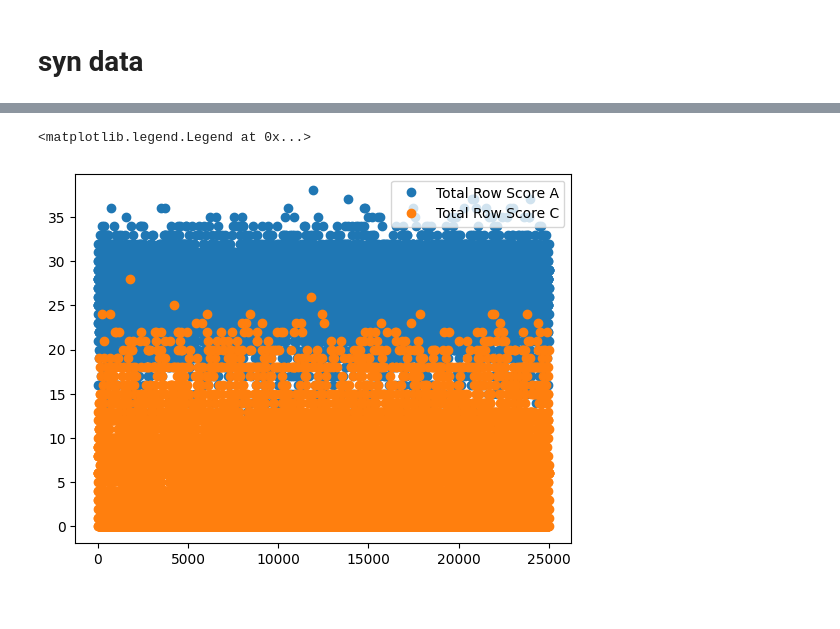
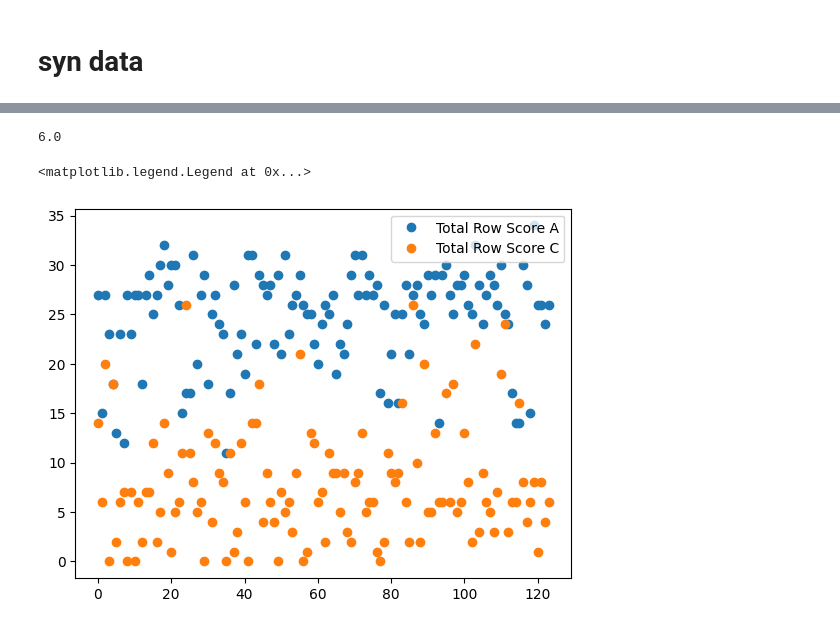
Before and after one commit to Christofferfuglkjaer/Dataproject, a Jupyter notebook: syn-data.ipynb, the cells around one changed output, grey strips where cells are left out. Drawn from its saved outputs; the diff is of its cells as text; code cells hidden in the pictures.

```diff
--- a/syn-data.ipynb
+++ b/syn-data.ipynb
@@ -54,5 +43,6 @@ syn_B= ctgan_B.sample(20)
 # %%
-ctgan = CTGAN(epochs=50,verbose=True,log_frequency=False)
+ctgan = CTGAN(epochs=720,verbose=True,log_frequency=False)
 ctgan.fit(df, df.columns)
 
 syn = ctgan.sample(25000)
+syn1 = ctgan.sample(124)
@@ -78,7 +61,8 @@ def Total_row_score_B(row):
     y = syn_B["Anteroposterior 1.1"]+syn_B["Anteroposterior 2.1"]+syn_B["Vertical 1.1"]+syn_B["Vertical 2.1"]+syn_B["Transverse.1"]+syn_B["Crowding .1"]+syn_B["Spacing.1"]+syn_B["Tooth shape/size\r\n.1"]+syn_B["Pan 2\r\n.1"]
     return y
 # %%
-tA ,tb ,tC= tis(syn)
-syn["Total Row Score A"] = tA
-syn["Total Row Score B"] = tb
-syn["Total Row Score C"] = tC
+tA ,tb ,tC= tis(syn1)
+syn1["Total Row Score A"] = tA
+syn1["Total Row Score B"] = tb
+syn1["Total Row Score C"] = tC
+syn
@@ -103,7 +115,11 @@ syn.to_csv('synthetic_data.csv', index=True)
+# %%
+np.median(syn1["Total Row Score C"])
+# %% [output]
+6.0
 # %%
-plt.plot(syn['Total Row Score A'], "o", label="Total Row Score A")
-plt.plot(syn['Total Row Score C'], "o", label="Total Row Score C")
+plt.plot(syn1['Total Row Score A'], "o", label="Total Row Score A")
+plt.plot(syn1['Total Row Score C'], "o", label="Total Row Score C")
 plt.legend( loc='upper right')
 # %% [output]
 <matplotlib.legend.Legend at 0x...>
-[figure, old version]
+[figure, new version]
```
Also changed, not shown: parts of 8 cells of this notebook, 4 other files.
